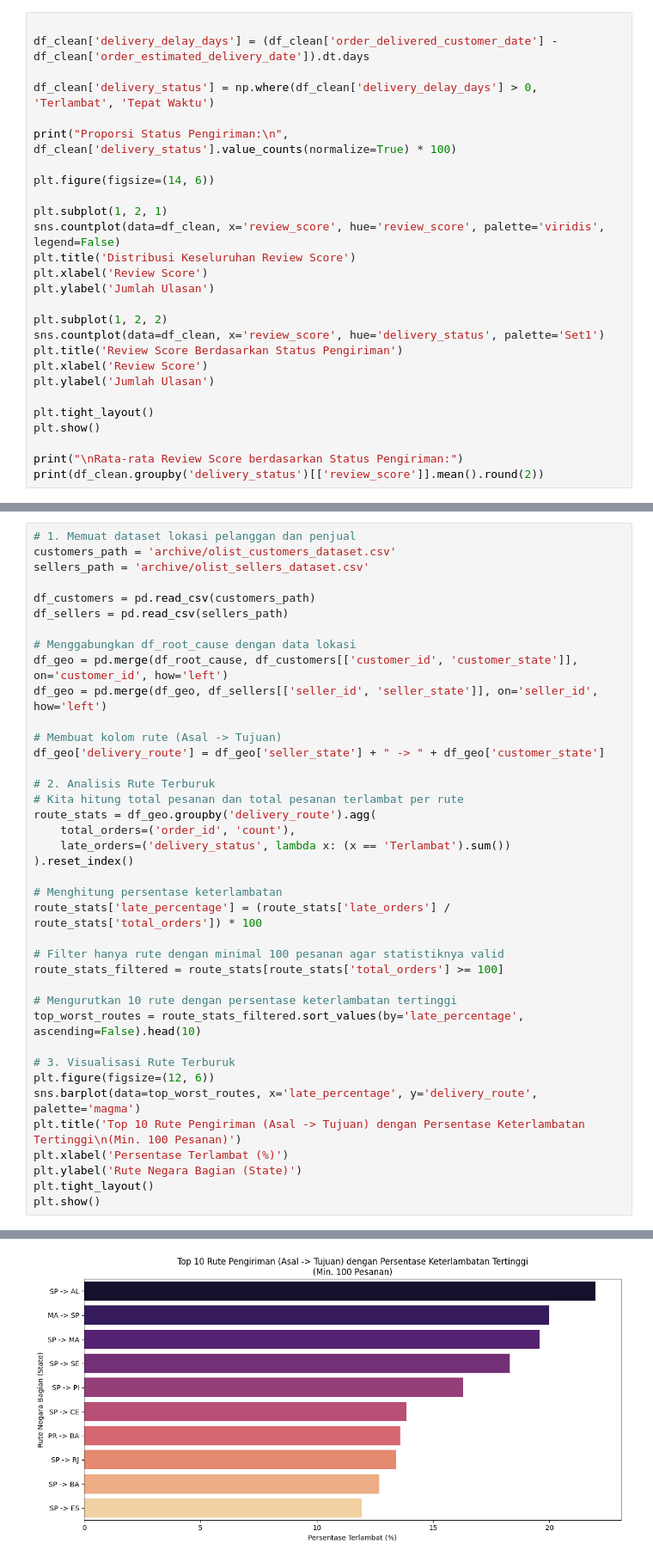
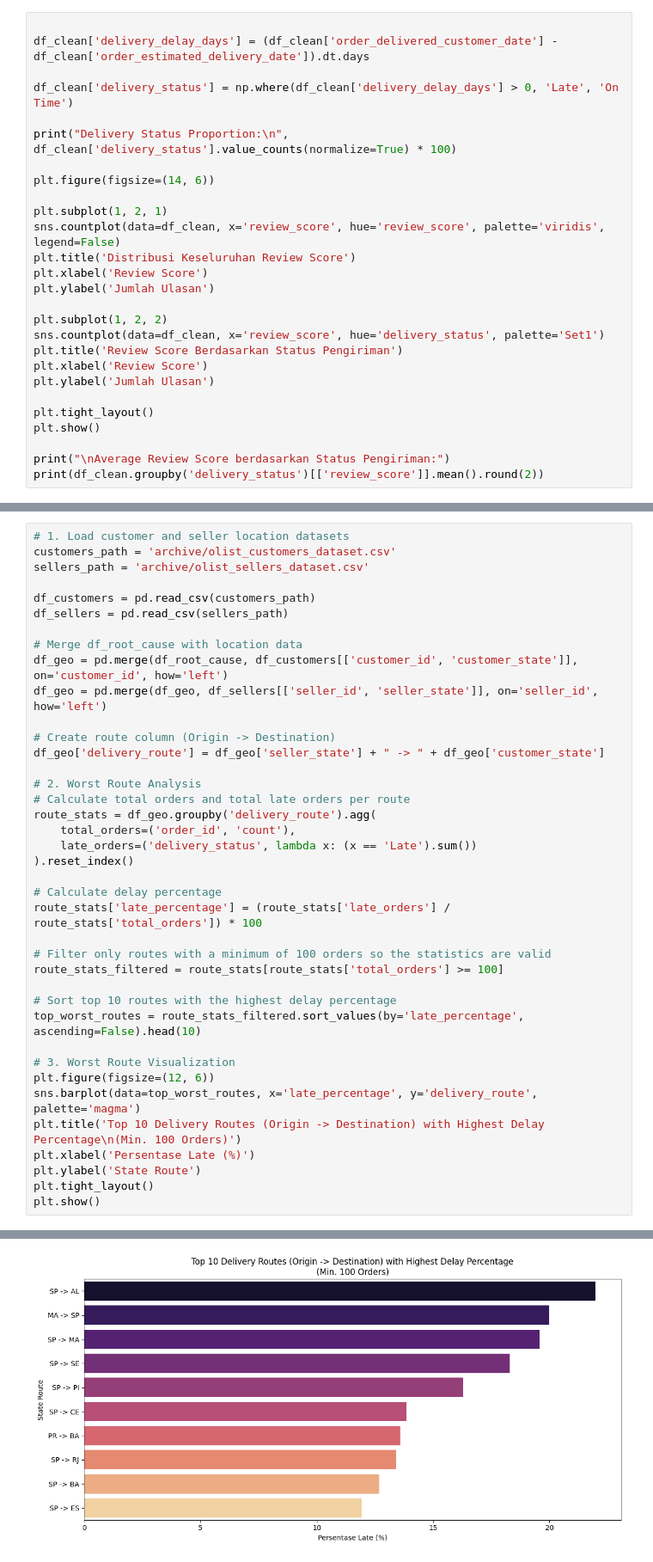
Before and after one commit to Althaf2406/olist-delivery-analytics, a Jupyter notebook: delivery_impact_on_reviews.ipynb, the cells around one changed output, grey strips where cells are left out. Shown at 86% size. Cells and saved outputs as stored; diff of their text form.

```diff
--- a/delivery_impact_on_reviews.ipynb
+++ b/delivery_impact_on_reviews.ipynb
@@ -82,9 +82,9 @@ Fokus analisis kita pada tahap ini:
 
 df_clean['delivery_delay_days'] = (df_clean['order_delivered_customer_date'] - df_clean['order_estimated_delivery_date']).dt.days
 
-df_clean['delivery_status'] = np.where(df_clean['delivery_delay_days'] > 0, 'Terlambat', 'Tepat Waktu')
+df_clean['delivery_status'] = np.where(df_clean['delivery_delay_days'] > 0, 'Late', 'On Time')
 
-print("Proporsi Status Pengiriman:\n", df_clean['delivery_status'].value_counts(normalize=True) * 100)
+print("Delivery Status Proportion:\n", df_clean['delivery_status'].value_counts(normalize=True) * 100)
 
 plt.figure(figsize=(14, 6))
 
@@ -103,6 +103,6 @@ plt.ylabel('Jumlah Ulasan')
 plt.tight_layout()
 plt.show()
 
-print("\nRata-rata Review Score berdasarkan Status Pengiriman:")
+print("\nAverage Review Score berdasarkan Status Pengiriman:")
 print(df_clean.groupby('delivery_status')[['review_score']].mean().round(2))
 # %% [output]
@@ -180,45 +180,45 @@ Tujuannya adalah menemukan rute logistik mana (misalnya dari negara bagian SP ke
 # %%
-# 1. Memuat dataset lokasi pelanggan dan penjual
+# 1. Load customer and seller location datasets
 customers_path = 'archive/olist_customers_dataset.csv'
 sellers_path = 'archive/olist_sellers_dataset.csv'
 
 df_customers = pd.read_csv(customers_path)
 df_sellers = pd.read_csv(sellers_path)
 
-# Menggabungkan df_root_cause dengan data lokasi
+# Merge df_root_cause with location data
 df_geo = pd.merge(df_root_cause, df_customers[['customer_id', 'customer_state']], on='customer_id', how='left')
 df_geo = pd.merge(df_geo, df_sellers[['seller_id', 'seller_state']], on='seller_id', how='left')
 
-# Membuat kolom rute (Asal -> Tujuan)
+# Create route column (Origin -> Destination)
 df_geo['delivery_route'] = df_geo['seller_state'] + " -> " + df_geo['customer_state']
 
-# 2. Analisis Rute Terburuk
-# Kita hitung total pesanan dan total pesanan terlambat per rute
+# 2. Worst Route Analysis
+# Calculate total orders and total late orders per route
 route_stats = df_geo.groupby('delivery_route').agg(
     total_orders=('order_id', 'count'),
-    late_orders=('delivery_status', lambda x: (x == 'Terlambat').sum())
+    late_orders=('delivery_status', lambda x: (x == 'Late').sum())
 ).reset_index()
 
-# Menghitung persentase keterlambatan
+# Calculate delay percentage
 route_stats['late_percentage'] = (route_stats['late_orders'] / route_stats['total_orders']) * 100
 
-# Filter hanya rute dengan minimal 100 pesanan agar statistiknya valid
+# Filter only routes with a minimum of 100 orders so the statistics are valid
 route_stats_filtered = route_stats[route_stats['total_orders'] >= 100]
 
-# Mengurutkan 10 rute dengan persentase keterlambatan tertinggi
+# Sort top 10 routes with the highest delay percentage
 top_worst_routes = route_stats_filtered.sort_values(by='late_percentage', ascending=False).head(10)
 
-# 3. Visualisasi Rute Terburuk
+# 3. Worst Route Visualization
 plt.figure(figsize=(12, 6))
 sns.barplot(data=top_worst_routes, x='late_percentage', y='delivery_route', palette='magma')
-plt.title('Top 10 Rute Pengiriman (Asal -> Tujuan) dengan Persentase Keterlambatan Tertinggi\n(Min. 100 Pesanan)')
-plt.xlabel('Persentase Terlambat (%)')
-plt.ylabel('Rute Negara Bagian (State)')
+plt.title('Top 10 Delivery Routes (Origin -> Destination) with Highest Delay Percentage\n(Min. 100 Orders)')
+plt.xlabel('Persentase Late (%)')
+plt.ylabel('State Route')
 plt.tight_layout()
 plt.show()
 # %% [output]
 Passing `palette` without assigning `hue` is deprecated and will be removed in v0.14.0. Assign the `y` variable to `hue` and set `legend=False` for the same effect.
 
   sns.barplot(data=top_worst_routes, x='late_percentage', y='delivery_route', palette='magma')
-[figure, old version]
+[figure, new version]
 # %% [markdown]
```
Also changed, not shown: parts of 13 cells of this notebook.
